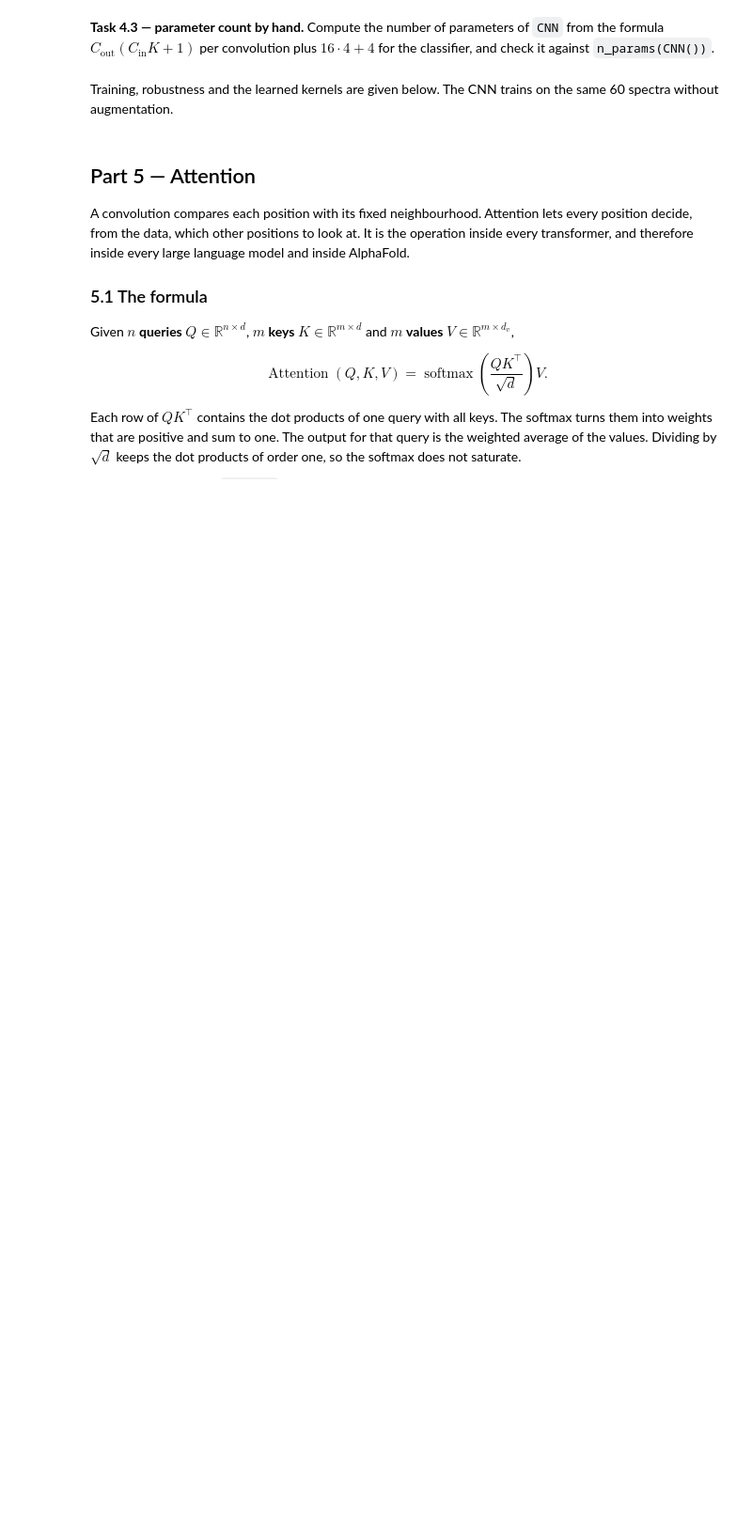
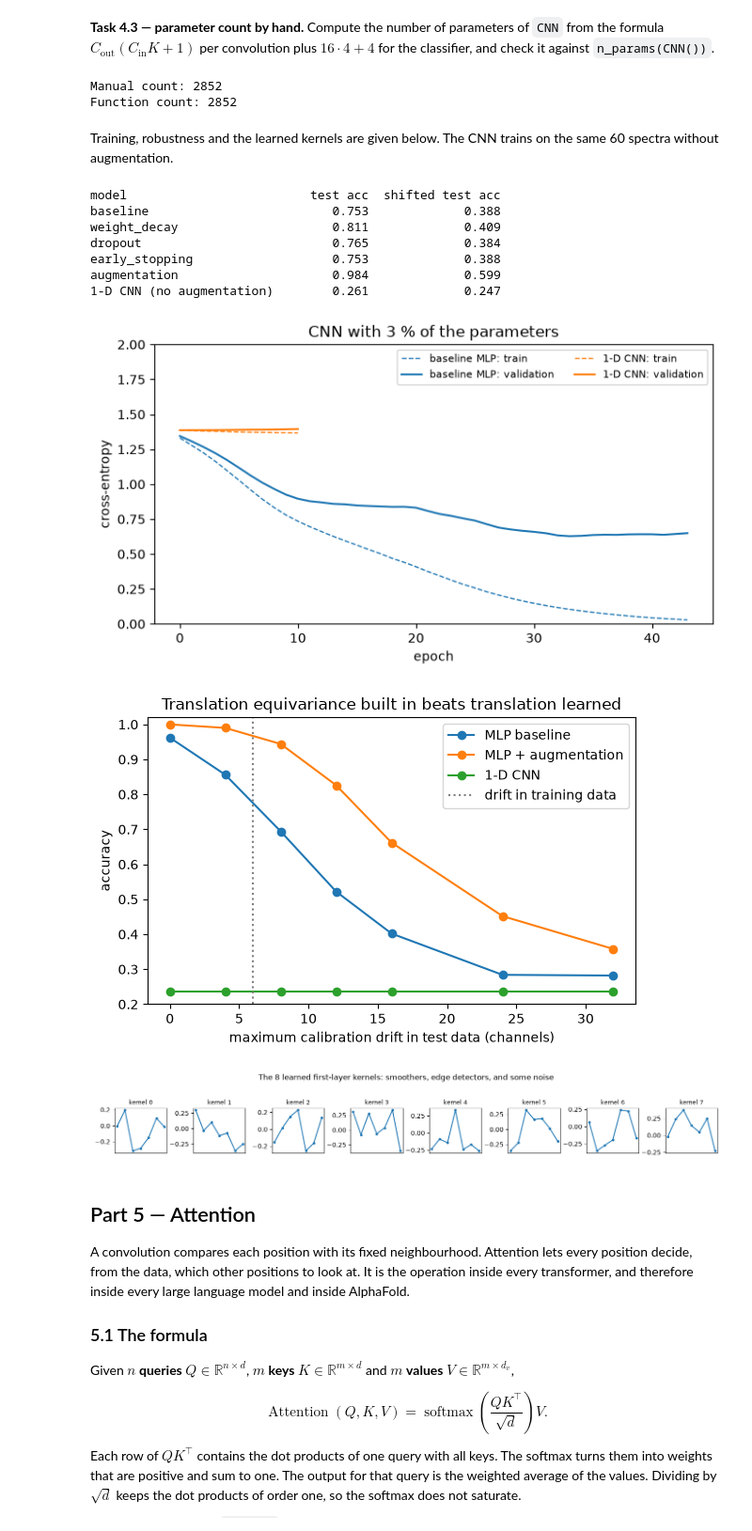
Before and after one commit to Ha5248qi/BERN02_excercise, a Jupyter notebook: data/ex1/Labs/Neural_Networks/NeuralNetworks_2.ipynb, the cells around one changed output. Shown at 94% size. Saved outputs shown, nothing was run; the diff lists cells and outputs as text; code cells hidden in the pictures; blank space fills up the shorter version.

```diff
--- a/data/ex1/Labs/Neural_Networks/NeuralNetworks_2.ipynb
+++ b/data/ex1/Labs/Neural_Networks/NeuralNetworks_2.ipynb
@@ -619,9 +632,20 @@ class CNN(nn.Module):
         self.conv3 = nn.Conv1d(16, 16, kernel_size=7, padding=3)
         self.fc = nn.Linear(16, 4)
     def forward(self, x):                      # x: (batch, 128)
-        # your code here
-        #   (batch, 1, 128) -> conv1+relu+pool -> (batch, 8, 64) -> conv2+relu+pool -> (batch, 16, 32)
-        #   -> conv3+relu -> (batch, 16, 32) -> mean over length -> (batch, 16) -> fc -> (batch, 4)
-        raise NotImplementedError
+        x = x.unsqueeze(1)
 
+        x = self.conv1(x)
+        x = F.relu(x)
+        x = F.max_pool1d(x, 2)
+
+        x = self.conv2(x)
+        x = F.relu(x)
+        x = F.max_pool1d(x, 2)
+
+        x = self.conv3(x)
+        x = F.relu(x)
+        x = x.mean(dim=2)
+        x = self.fc(x)
+
+        return x
 print('CNN parameters:', n_params(CNN()), ' MLP parameters:', n_params(MLP()))
@@ -628,37 +654,55 @@ print('CNN parameters:', n_params(CNN()), ' MLP parameters:', n_params(MLP()))
 # %% [markdown]
 **Task 4.3 — parameter count by hand.** Compute the number of parameters of `CNN` from the formula $C_\text{out}(C_\text{in}K + 1)$ per convolution plus $16 \cdot 4 + 4$ for the classifier, and check it against `n_params(CNN())`.
 # %%
-# your code here
+manual_params = 64 + 912 + 1808 + 68
+print(f"Manual count: {manual_params}")
+
+#check:
+print(f"Function count: {n_params(CNN())}")
+# %% [output]
+Manual count: 2852
+Function count: 2852
 # %% [markdown]
 Training, robustness and the learned kernels are given below. The CNN trains on the same 60 spectra without augmentation.
 # %%
 set_seed(0); cnn = CNN()
 hist_cnn = train(cnn, torch.optim.Adam(cnn.parameters(), lr=3e-3), epochs=150)
 results['1-D CNN (no augmentation)'] = (accuracy(cnn, X_test_t, y_test_t), accuracy(cnn, X_shift_t, y_shift_t))
 plot_history({'baseline MLP': histories['baseline'], '1-D CNN': hist_cnn}, 'CNN with 3 % of the parameters')
 
 # robustness against calibration drift
 shifts = [0, 4, 8, 12, 16, 24, 32]
 acc_curves = {name: [] for name in ['MLP baseline', 'MLP + augmentation', '1-D CNN']}
 for sm in shifts:
     Xs, ys = make_spectra(500, np.random.default_rng(5), shift_max=sm)
-    for name, m in zip(acc_curves, [baseline, aug, cnn]):
+    for name, m in zip(acc_curves, [baseline, model_aug, cnn]):
         acc_curves[name].append(accuracy(m, T(Xs), T(ys)))
 fig, ax = plt.subplots(figsize=(6, 4))
 for name, a in acc_curves.items():
     ax.plot(shifts, a, 'o-', label=name)
 ax.axvline(6, color='gray', ls=':', label='drift in training data'); ax.set(xlabel='maximum calibration drift in test data (channels)', ylabel='accuracy', ylim=(0.2, 1.02))
 ax.legend(); ax.set_title('Translation equivariance built in beats translation learned'); plt.tight_layout()
 
 # learned first-layer kernels
 fig, axs = plt.subplots(1, 8, figsize=(14, 1.8))
 for i, ax in enumerate(axs):
     ax.plot(cnn.conv1.weight[i, 0].detach().numpy(), 'o-', ms=3); ax.set_title(f'kernel {i}', fontsize=9); ax.set_xticks([])
 plt.suptitle('The 8 learned first-layer kernels: smoothers, edge detectors, and some noise', y=1.05); plt.tight_layout()
 
 print(f'{"model":28s} {"test acc":>9s} {"shifted test acc":>17s}')
 for k, (a, b) in results.items():
     print(f'{k:28s} {a:9.3f} {b:17.3f}')
+# %% [output]
+model                         test acc  shifted test acc
+baseline                         0.753             0.388
+weight_decay                     0.811             0.409
+dropout                          0.765             0.384
+early_stopping                   0.753             0.388
+augmentation                     0.984             0.599
+1-D CNN (no augmentation)        0.261             0.247
+[figure, added]
+[figure, added]
+[figure, added]
 # %% [markdown]
 ## Part 5 — Attention
 
```
Also changed, not shown: parts of 12 cells of this notebook.
